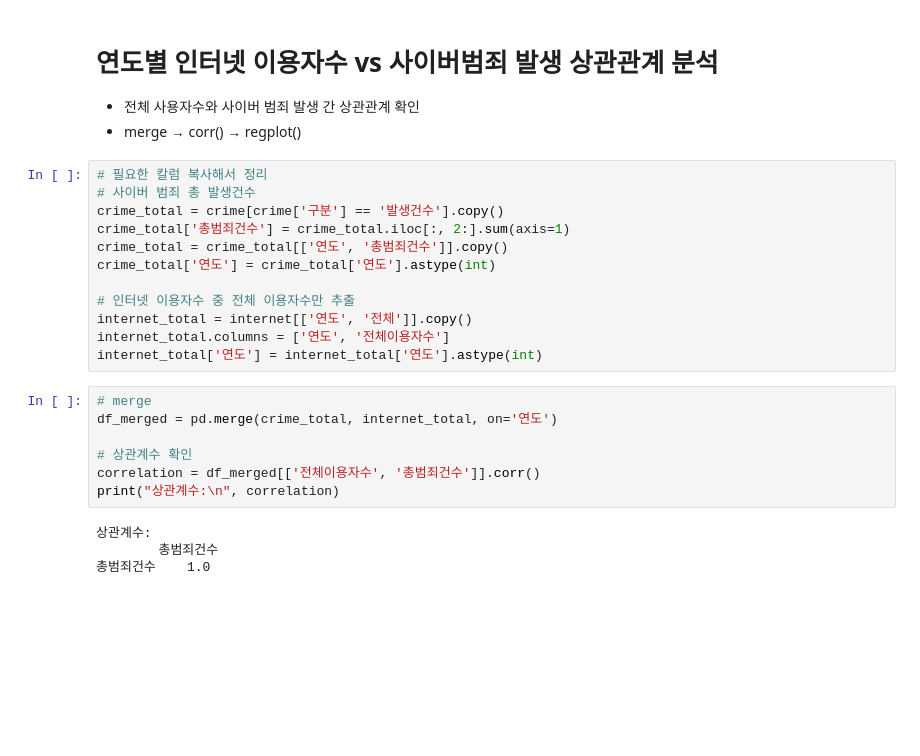
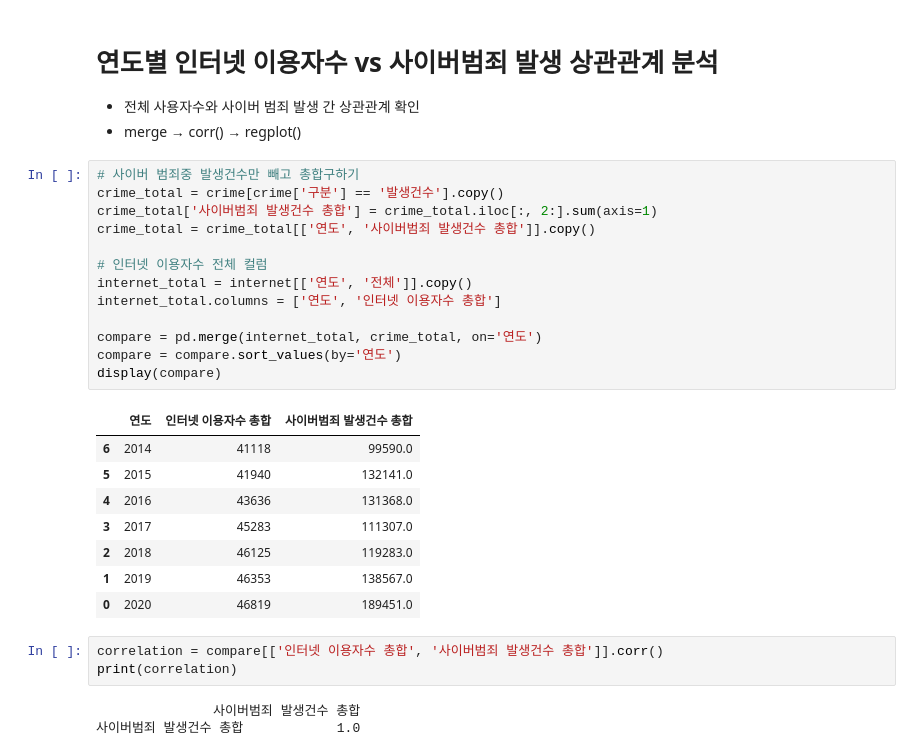
Before and after one commit to ppyoo1229/ML_Study, a Jupyter notebook: 산업공학실험/산업공학실험 과제_003_12226147_표채연_20250411_6주차과제.ipynb, the cells around one changed output. Drawn from its saved outputs; the diff is of its cells as text; blank space fills up the shorter version.

```diff
--- a/산업공학실험/산업공학실험 과제_003_12226147_표채연_20250411_6주차과제.ipynb
+++ b/산업공학실험/산업공학실험 과제_003_12226147_표채연_20250411_6주차과제.ipynb
@@ -136,25 +145,30 @@ internet
 - 전체 사용자수와 사이버 범죄 발생 간 상관관계 확인
 - merge → corr() → regplot()
 # %%
-# 필요한 칼럼 복사해서 정리
-# 사이버 범죄 총 발생건수
+# 사이버 범죄중 발생건수만 빼고 총합구하기
 crime_total = crime[crime['구분'] == '발생건수'].copy()
-crime_total['총범죄건수'] = crime_total.iloc[:, 2:].sum(axis=1)
-crime_total = crime_total[['연도', '총범죄건수']].copy()
-crime_total['연도'] = crime_total['연도'].astype(int)
+crime_total['사이버범죄 발생건수 총합'] = crime_total.iloc[:, 2:].sum(axis=1)
+crime_total = crime_total[['연도', '사이버범죄 발생건수 총합']].copy()
 
-# 인터넷 이용자수 중 전체 이용자수만 추출
+# 인터넷 이용자수 전체 컬럼
 internet_total = internet[['연도', '전체']].copy()
-internet_total.columns = ['연도', '전체이용자수']
-internet_total['연도'] = internet_total['연도'].astype(int)
+internet_total.columns = ['연도', '인터넷 이용자수 총합']
+
+compare = pd.merge(internet_total, crime_total, on='연도')
+compare = compare.sort_values(by='연도')
+display(compare)
+# %% [output]
+|  | 연도 | 인터넷 이용자수 총합 | 사이버범죄 발생건수 총합 |
+| 6 | 2014 | 41118 | 99590.0 |
+| 5 | 2015 | 41940 | 132141.0 |
+| 4 | 2016 | 43636 | 131368.0 |
+| 3 | 2017 | 45283 | 111307.0 |
+| 2 | 2018 | 46125 | 119283.0 |
+| 1 | 2019 | 46353 | 138567.0 |
+| 0 | 2020 | 46819 | 189451.0 |
 # %%
-# merge
-df_merged = pd.merge(crime_total, internet_total, on='연도')
-
-# 상관계수 확인
-correlation = df_merged[['전체이용자수', '총범죄건수']].corr()
-print("상관계수:\n", correlation)
+correlation = compare[['인터넷 이용자수 총합', '사이버범죄 발생건수 총합']].corr()
+print(correlation)
 # %% [output]
-상관계수:
-        총범죄건수
-총범죄건수    1.0
+               사이버범죄 발생건수 총합
+사이버범죄 발생건수 총합            1.0
```
Also changed, not shown: parts of 8 cells of this notebook.
